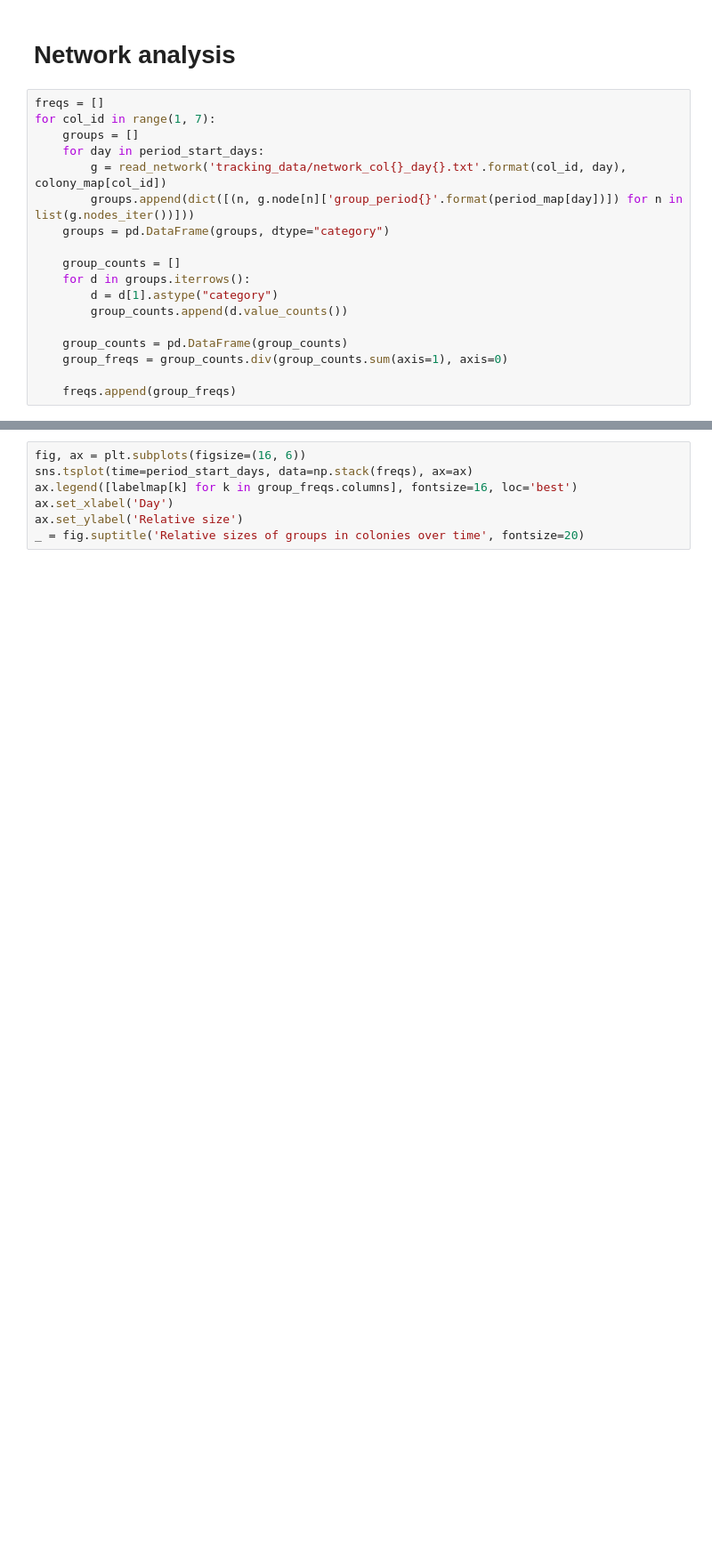
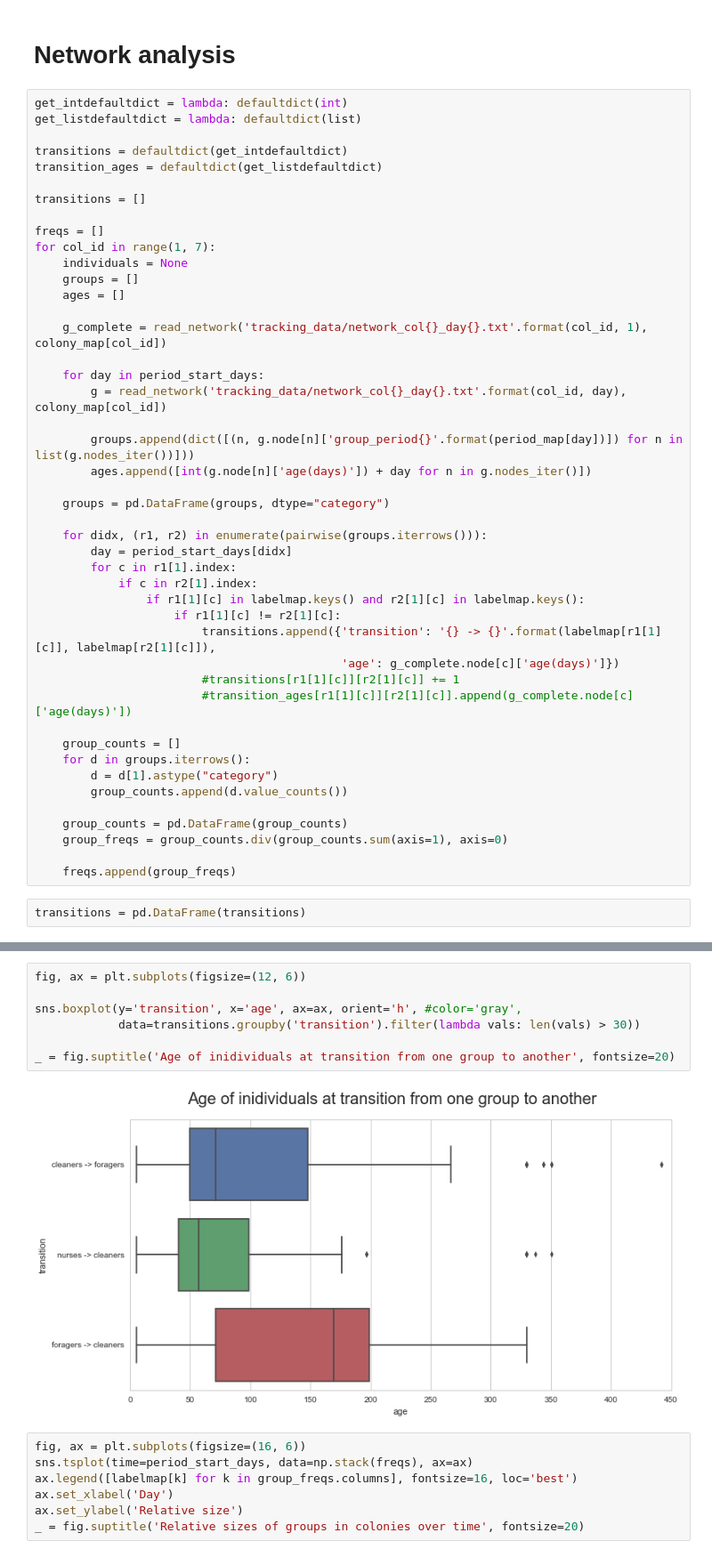
Before and after one commit to nebw/CNA_2016_project, a Jupyter notebook: Colony Graph Visualization.ipynb, the cells around one changed output, grey strips where cells are left out. Shown at 89% size. Drawn from its saved outputs; the diff is of its cells as text; blank space fills up the shorter version.

Commit message:
Add analysis of group transitions

```diff
--- a/Colony Graph Visualization.ipynb
+++ b/Colony Graph Visualization.ipynb
@@ -138,13 +138,40 @@ for day in range(1, 10):
 # %% [markdown]
 # Network analysis
 # %%
+get_intdefaultdict = lambda: defaultdict(int)
+get_listdefaultdict = lambda: defaultdict(list)
+
+transitions = defaultdict(get_intdefaultdict)
+transition_ages = defaultdict(get_listdefaultdict)
+
+transitions = []
+
 freqs = []
 for col_id in range(1, 7):
+    individuals = None
     groups = []
+    ages = []
+
+    g_complete = read_network('tracking_data/network_col{}_day{}.txt'.format(col_id, 1), colony_map[col_id])
+
     for day in period_start_days:
         g = read_network('tracking_data/network_col{}_day{}.txt'.format(col_id, day), colony_map[col_id])
+
         groups.append(dict([(n, g.node[n]['group_period{}'.format(period_map[day])]) for n in list(g.nodes_iter())]))
+        ages.append([int(g.node[n]['age(days)']) + day for n in g.nodes_iter()])
+
     groups = pd.DataFrame(groups, dtype="category")
+
+    for didx, (r1, r2) in enumerate(pairwise(groups.iterrows())):
+        day = period_start_days[didx]
+        for c in r1[1].index:
+            if c in r2[1].index:
+                if r1[1][c] in labelmap.keys() and r2[1][c] in labelmap.keys():
+                    if r1[1][c] != r2[1][c]:
+                        transitions.append({'transition': '{} -> {}'.format(labelmap[r1[1][c]], labelmap[r2[1][c]]),
+                                            'age': g_complete.node[c]['age(days)']})
+                        #transitions[r1[1][c]][r2[1][c]] += 1
+                        #transition_ages[r1[1][c]][r2[1][c]].append(g_complete.node[c]['age(days)'])
 
     group_counts = []
     for d in groups.iterrows():
@@ -155,3 +182,5 @@ for col_id in range(1, 7):
     group_freqs = group_counts.div(group_counts.sum(axis=1), axis=0)
 
     freqs.append(group_freqs)
+# %%
+transitions = pd.DataFrame(transitions)
@@ -158,3 +194,12 @@ for col_id in range(1, 7):
+# %%
+fig, ax = plt.subplots(figsize=(12, 6))
+
+sns.boxplot(y='transition', x='age', ax=ax, orient='h', #color='gray',
+            data=transitions.groupby('transition').filter(lambda vals: len(vals) > 30))
+
+_ = fig.suptitle('Age of inidividuals at transition from one group to another', fontsize=20)
+# %% [output]
+[figure, added]
 # %%
 fig, ax = plt.subplots(figsize=(16, 6))
 sns.tsplot(time=period_start_days, data=np.stack(freqs), ax=ax)
```
Also changed, not shown: parts of 7 cells of this notebook.
